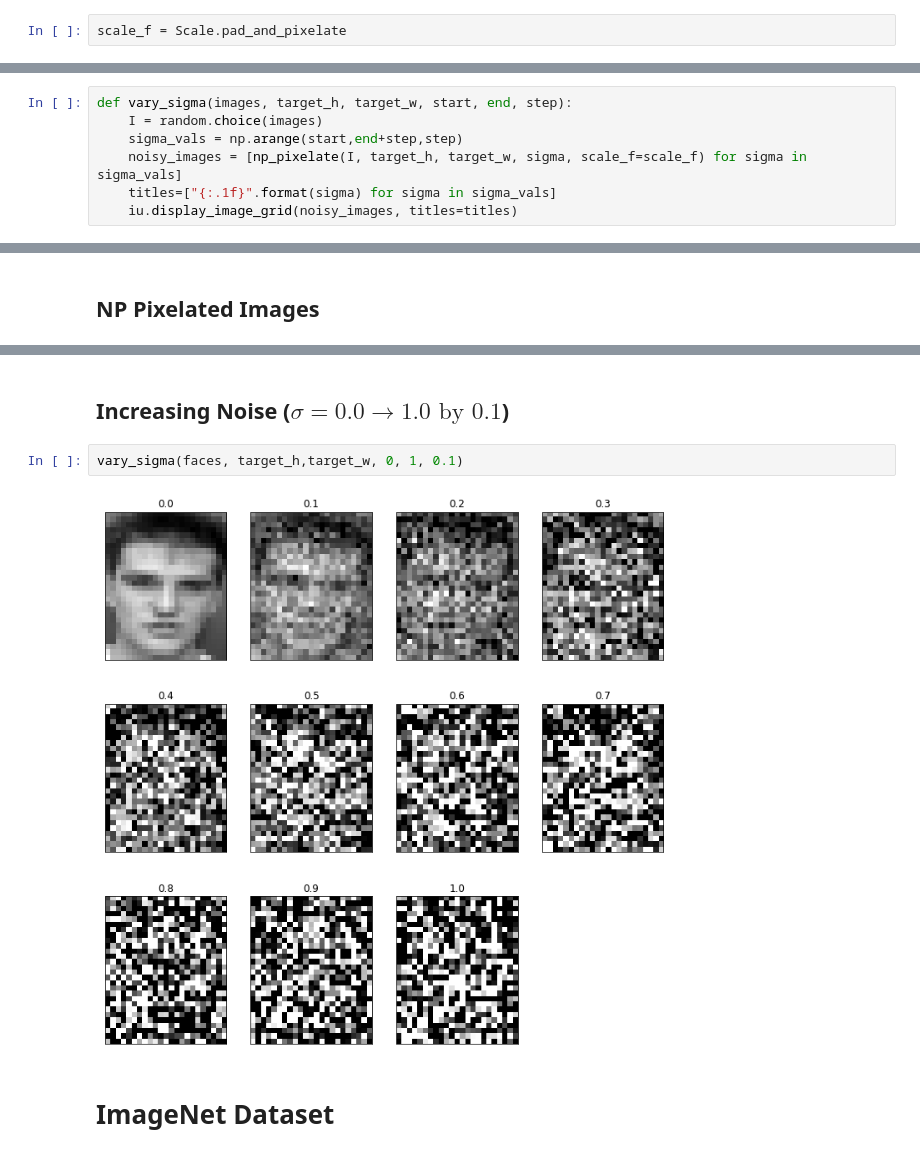
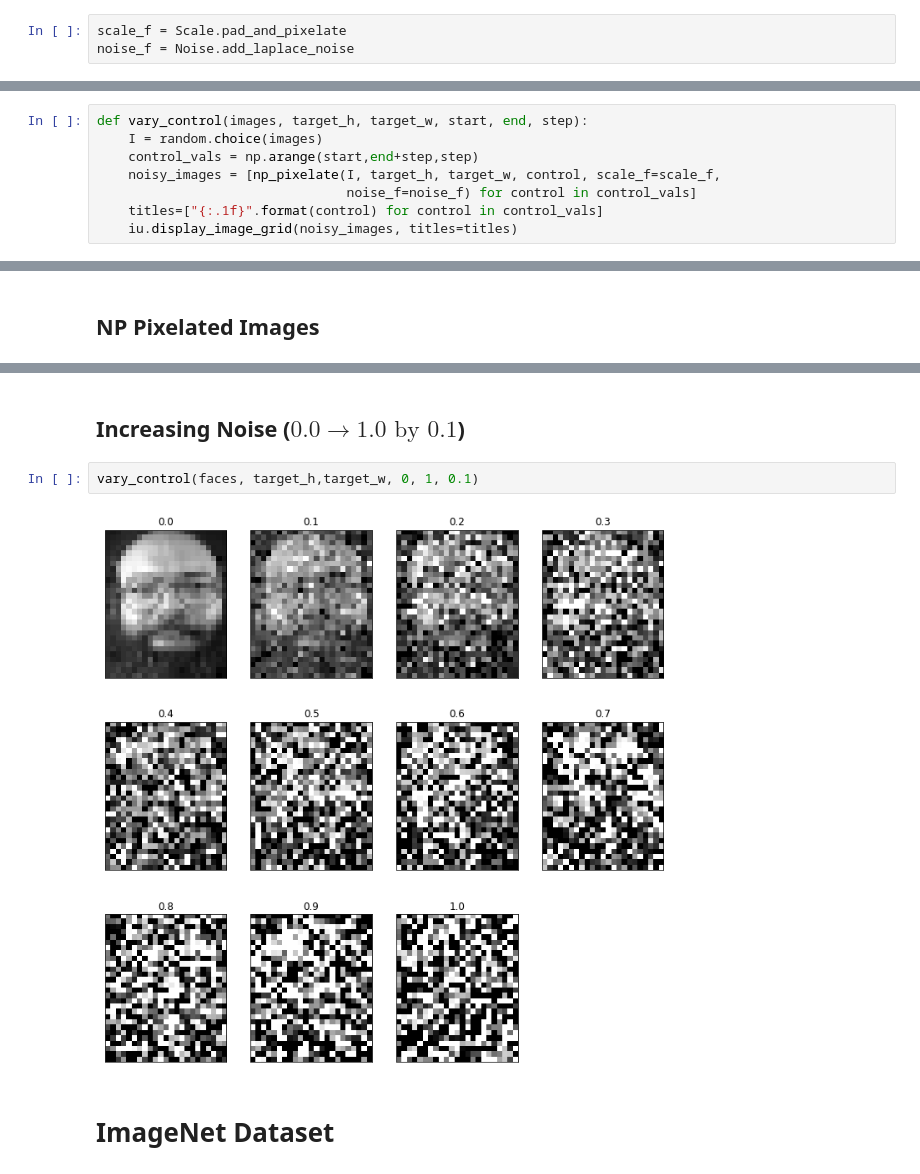
Before and after one commit to kkodoo/dp-pix, a Jupyter notebook: notebooks/Non-Private Pixelation.ipynb, the cells around one changed output, grey strips where cells are left out. Cells and saved outputs as stored; diff of their text form.

Commit message:
select noise type

```diff
--- a/notebooks/Non-Private Pixelation.ipynb
+++ b/notebooks/Non-Private Pixelation.ipynb
@@ -14,5 +15,6 @@ from scale import Scale
 # %%
 scale_f = Scale.pad_and_pixelate
+noise_f = Noise.add_laplace_noise
 # %%
 def load(dataset, n=16):
     images = dataset.load_images(n)
@@ -24,10 +26,11 @@ def np_pixelate_images(images, target_h, target_w, sigma):
     iu.display_image_grid(noisy_images)
 # %%
-def vary_sigma(images, target_h, target_w, start, end, step):
+def vary_control(images, target_h, target_w, start, end, step):
     I = random.choice(images)
-    sigma_vals = np.arange(start,end+step,step)
-    noisy_images = [np_pixelate(I, target_h, target_w, sigma, scale_f=scale_f) for sigma in sigma_vals]
-    titles=["{:.1f}".format(sigma) for sigma in sigma_vals]
+    control_vals = np.arange(start,end+step,step)
+    noisy_images = [np_pixelate(I, target_h, target_w, control, scale_f=scale_f,
+                                noise_f=noise_f) for control in control_vals]
+    titles=["{:.1f}".format(control) for control in control_vals]
     iu.display_image_grid(noisy_images, titles=titles)
 # %% [markdown]
 # AT&T Faces Dataset
@@ -50,9 +53,9 @@ np_pixelate_images(faces, target_h,target_w, sigma)
 # %% [markdown]
-## Increasing Noise ($\sigma = 0.0 \rightarrow 1.0 \text{ by } 0.1$)
+## Increasing Noise ($ 0.0 \rightarrow 1.0 \text{ by } 0.1$)
 # %%
-vary_sigma(faces, target_h,target_w, 0, 1, 0.1)
+vary_control(faces, target_h,target_w, 0, 1, 0.1)
 # %% [output]
-[figure, old version]
+[figure, new version]
 # %% [markdown]
 # ImageNet Dataset
 # %%
```
Also changed, not shown: parts of 16 cells of this notebook, 1 other file.
